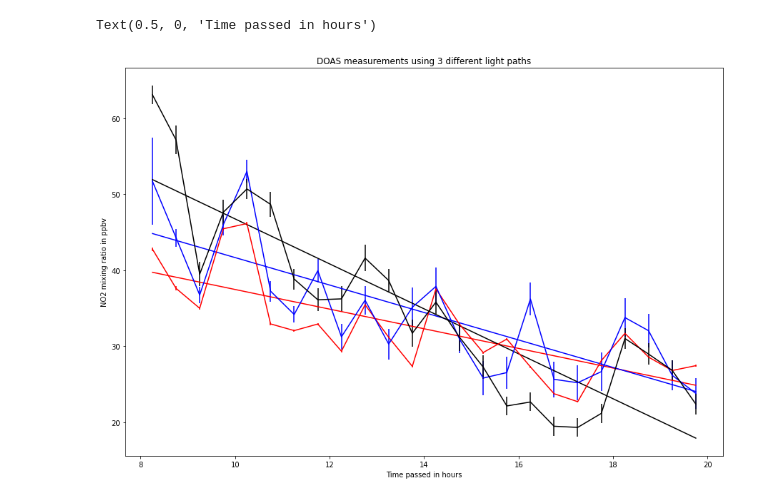
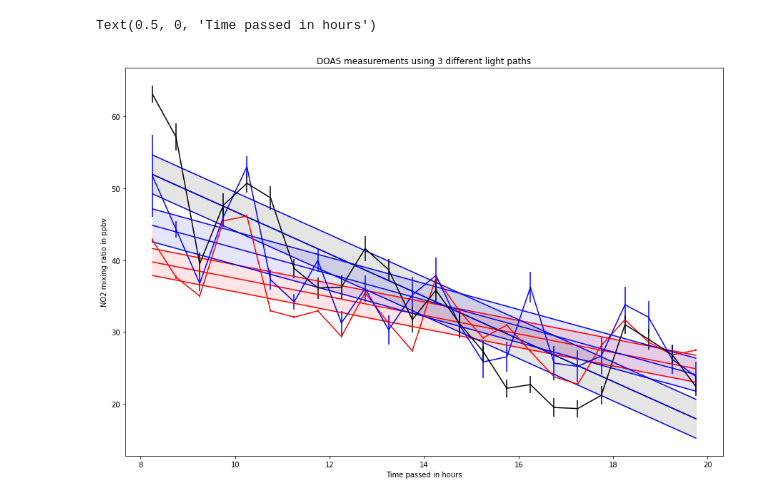
Before and after one commit to d3sp3r4t3Student/Observation-and-Data-Processing, a Jupyter notebook: tasks_no2_doas.ipynb, the cells around one changed output. Cells and saved outputs as stored; diff of their text form; code cells hidden in the pictures.

```diff
--- a/tasks_no2_doas.ipynb
+++ b/tasks_no2_doas.ipynb
@@ -25,34 +25,76 @@ uncert3 = data[:,6]
 
 covariance1=np.cov(t,measure1)
 x=np.zeros(2)
 x[1]=covariance1[1,0]/covariance1[0,0]
 x[0]=np.mean(measure1)-x[1]*np.mean(t)
 lin_reg1 = x[0]+ x[1]*t
 
+    #calculate uncertainties for the linear regression lines
+residual = measure1-lin_reg1
+err_std_sq = 1/(len(measure1)-2)*np.sum(residual**2)
+t_sq=t**2
+x2_std_sq_1 = err_std_sq/t.std()**2
+x1_std_sq_1 = x2_std_sq_1*t_sq.mean()
+x1_std_1 = np.sqrt(x1_std_sq_1)
+x2_std_1 = np.sqrt(x2_std_sq_1)
+
 covariance2=np.cov(t,measure2)
 x=np.zeros(2)
 x[1]=covariance2[1,0]/covariance2[0,0]
 x[0]=np.mean(measure2)-x[1]*np.mean(t)
 lin_reg2 = x[0]+ x[1]*t
+
+    #calculate uncertainties for the linear regression lines
+residual = measure2-lin_reg2
+err_std_sq = 1/(len(measure2)-2)*np.sum(residual**2)
+t_sq=t**2
+x2_std_sq_2 = err_std_sq/t.std()**2
+x1_std_sq_2 = x2_std_sq_2*t_sq.mean()
+x1_std_2 = np.sqrt(x1_std_sq_2)
+x2_std_2 = np.sqrt(x2_std_sq_2)
 
 covariance3=np.cov(t,measure3)
 x=np.zeros(2)
 x[1]=covariance3[1,0]/covariance3[0,0]
 x[0]=np.mean(measure3)-x[1]*np.mean(t)
 lin_reg3 = x[0]+ x[1]*t
 
+    #calculate uncertainties for the linear regression lines
+residual = measure3-lin_reg3
+err_std_sq = 1/(len(measure3)-2)*np.sum(residual**2)
+t_sq=t**2
+x2_std_sq_3 = err_std_sq/t.std()**2
+x1_std_sq_3 = x2_std_sq_3*t_sq.mean()
+x1_std_3 = np.sqrt(x1_std_sq_3)
+x2_std_3 = np.sqrt(x2_std_sq_3)
+
+
 #plot the measurements, their errors and the linear regressions in one figure with a color code
 
 fig = plt.figure(figsize = (15,10))
-plt.plot(t,lin_reg1, color = 'r')
-plt.plot(t,lin_reg2, color = 'b')
-plt.plot(t,lin_reg3, color = 'k')
+
+plt.plot(t, lin_reg1, color = 'r')
+plt.plot(t, lin_reg1+0.1*x1_std_1+0.1*x2_std_1, color = 'r')
+plt.plot(t, lin_reg1-0.1*x1_std_1-0.1*x2_std_1, color = 'r')
+plt.fill_between(t, lin_reg1+0.1*x1_std_1+0.1*x2_std_1, lin_reg1-0.1*x1_std-0.1*x2_std, alpha = 0.1, color = 'r')
+
+plt.plot(t, lin_reg2, color = 'b')
+plt.plot(t, lin_reg2+0.1*x1_std_2+0.1*x2_std_2, color = 'b')
+plt.plot(t, lin_reg2-0.1*x1_std_2-0.1*x2_std_2, color = 'b')
+plt.fill_between(t, lin_reg2+0.1*x1_std_2+0.1*x2_std_2, lin_reg2-0.1*x1_std_2-0.1*x2_std_2, alpha= 0.1, color = 'b')
+
+plt.plot(t, lin_reg3, color = 'k')
+plt.plot(t, lin_reg3, color = 'b')
+plt.plot(t, lin_reg3+0.1*x1_std_3+0.1*x2_std_3, color = 'b')
+plt.plot(t, lin_reg3-0.1*x1_std_3-0.1*x2_std_3, color = 'b')
+plt.fill_between(t, lin_reg3+0.1*x1_std_3+0.1*x2_std_3, lin_reg3-0.1*x1_std_3-0.1*x2_std_3, alpha= 0.1, color = 'k')
+
 plt.errorbar(t, measure1, yerr=uncert1, color = 'r')
 plt.errorbar(t,measure2, yerr=uncert2, color = 'b')
 plt.errorbar(t,measure3, yerr=uncert3, color = 'k')
 plt.title('DOAS measurements using 3 different light paths')
 plt.ylabel('NO2 mixing ratio in ppbv')
 plt.xlabel('Time passed in hours')
 # %% [output]
 Text(0.5, 0, 'Time passed in hours')
-[figure, old version]
+[figure, new version]
```
Also changed, not shown: parts of 2 cells of this notebook.
